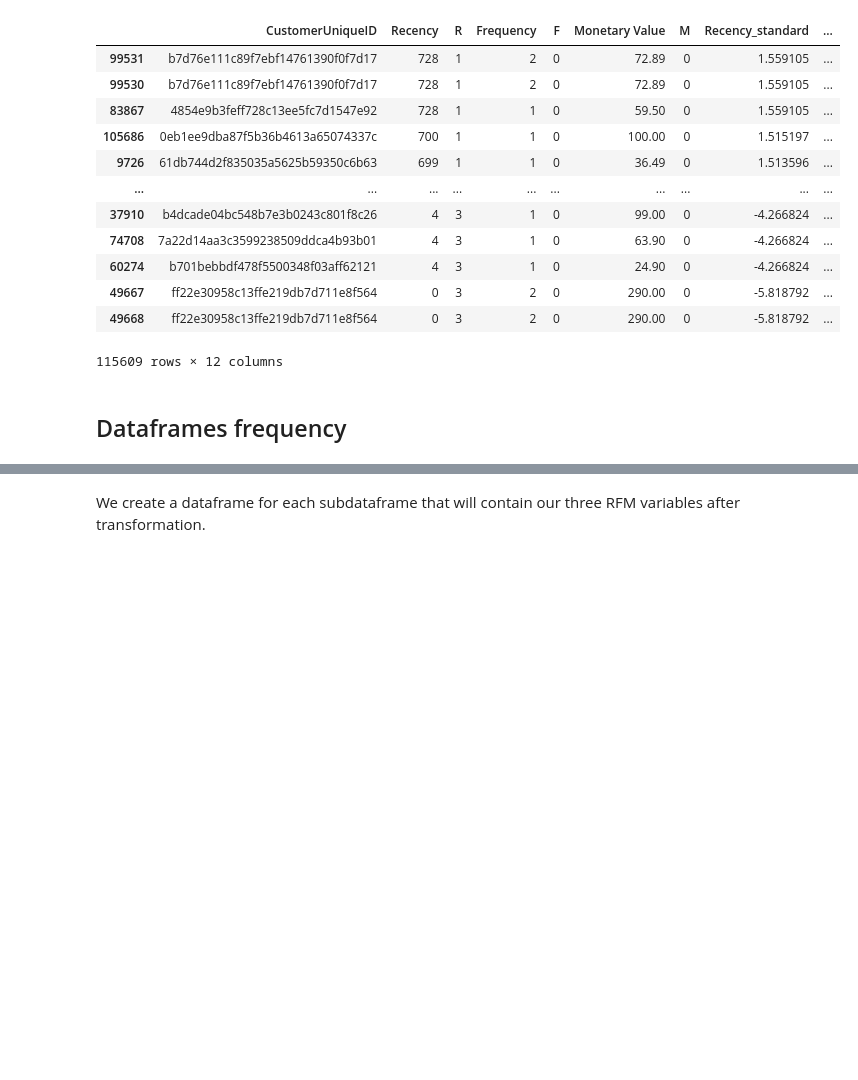
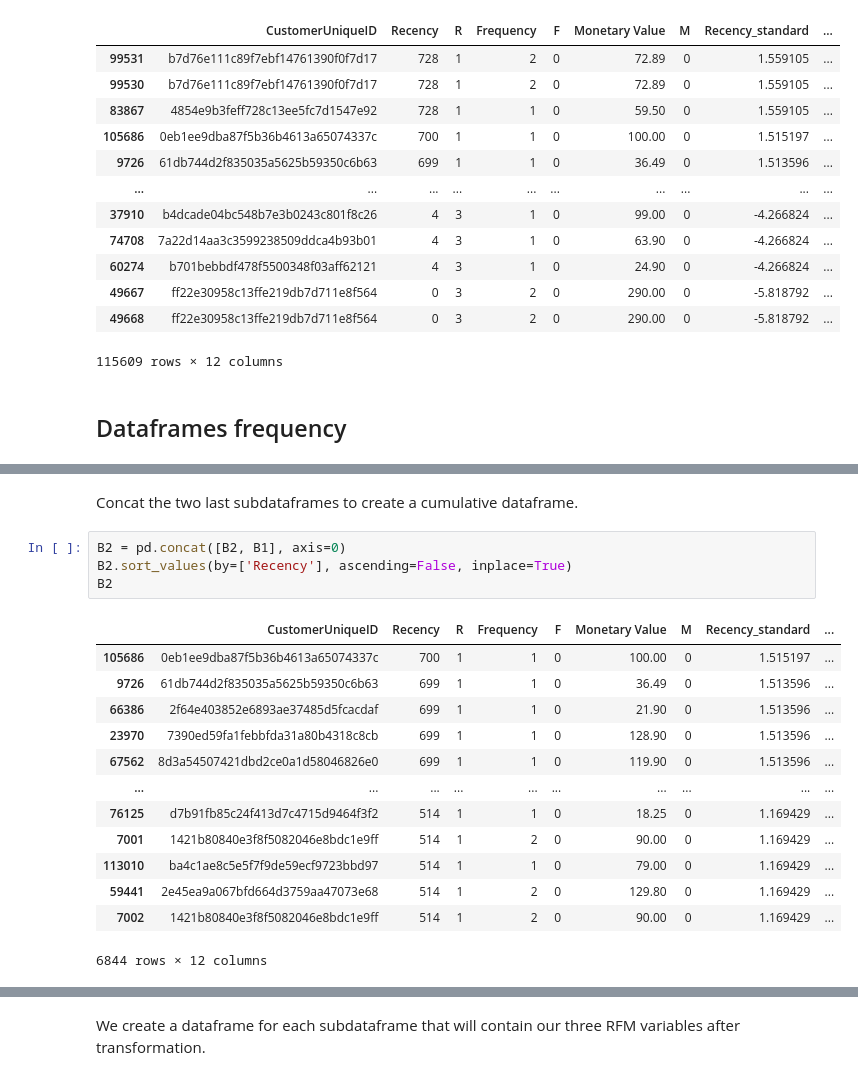
Before and after one commit to Ay0d/Machine-Learning, a Jupyter notebook: clients-segmentation-rfm-maintenance.ipynb, the cells around one changed output, grey strips where cells are left out. Cells and saved outputs as stored; diff of their text form; blank space fills up the shorter version.

```diff
--- a/clients-segmentation-rfm-maintenance.ipynb
+++ b/clients-segmentation-rfm-maintenance.ipynb
@@ -122,0 +187,20 @@ B10 = df.iloc[100000:110000]
+# %% [markdown]
+Concat the two last subdataframes to create a cumulative dataframe.
+# %%
+B2 = pd.concat([B2, B1], axis=0)
+B2.sort_values(by=['Recency'], ascending=False, inplace=True)
+B2
+# %% [output]
+|  | CustomerUniqueID | Recency | R | Frequency | F | Monetary Value | M | Recency_standard | ... |
+| 105686 | 0eb1ee9dba87f5b36b4613a65074337c | 700 | 1 | 1 | 0 | 100.00 | 0 | 1.515197 | ... |
+| 9726 | 61db744d2f835035a5625b59350c6b63 | 699 | 1 | 1 | 0 | 36.49 | 0 | 1.513596 | ... |
+| 66386 | 2f64e403852e6893ae37485d5fcacdaf | 699 | 1 | 1 | 0 | 21.90 | 0 | 1.513596 | ... |
+| 23970 | 7390ed59fa1febbfda31a80b4318c8cb | 699 | 1 | 1 | 0 | 128.90 | 0 | 1.513596 | ... |
+| 67562 | 8d3a54507421dbd2ce0a1d58046826e0 | 699 | 1 | 1 | 0 | 119.90 | 0 | 1.513596 | ... |
+| ... | ... | ... | ... | ... | ... | ... | ... | ... | ... |
+| 76125 | d7b91fb85c24f413d7c4715d9464f3f2 | 514 | 1 | 1 | 0 | 18.25 | 0 | 1.169429 | ... |
+| 7001 | 1421b80840e3f8f5082046e8bdc1e9ff | 514 | 1 | 2 | 0 | 90.00 | 0 | 1.169429 | ... |
+| 113010 | ba4c1ae8c5e5f7f9de59ecf9723bbd97 | 514 | 1 | 1 | 0 | 79.00 | 0 | 1.169429 | ... |
+| 59441 | 2e45ea9a067bfd664d3759aa47073e68 | 514 | 1 | 2 | 0 | 129.80 | 0 | 1.169429 | ... |
+| 7002 | 1421b80840e3f8f5082046e8bdc1e9ff | 514 | 1 | 2 | 0 | 90.00 | 0 | 1.169429 | ... |
+6844 rows × 12 columns
```
Also changed, not shown: parts of 112 cells of this notebook.
